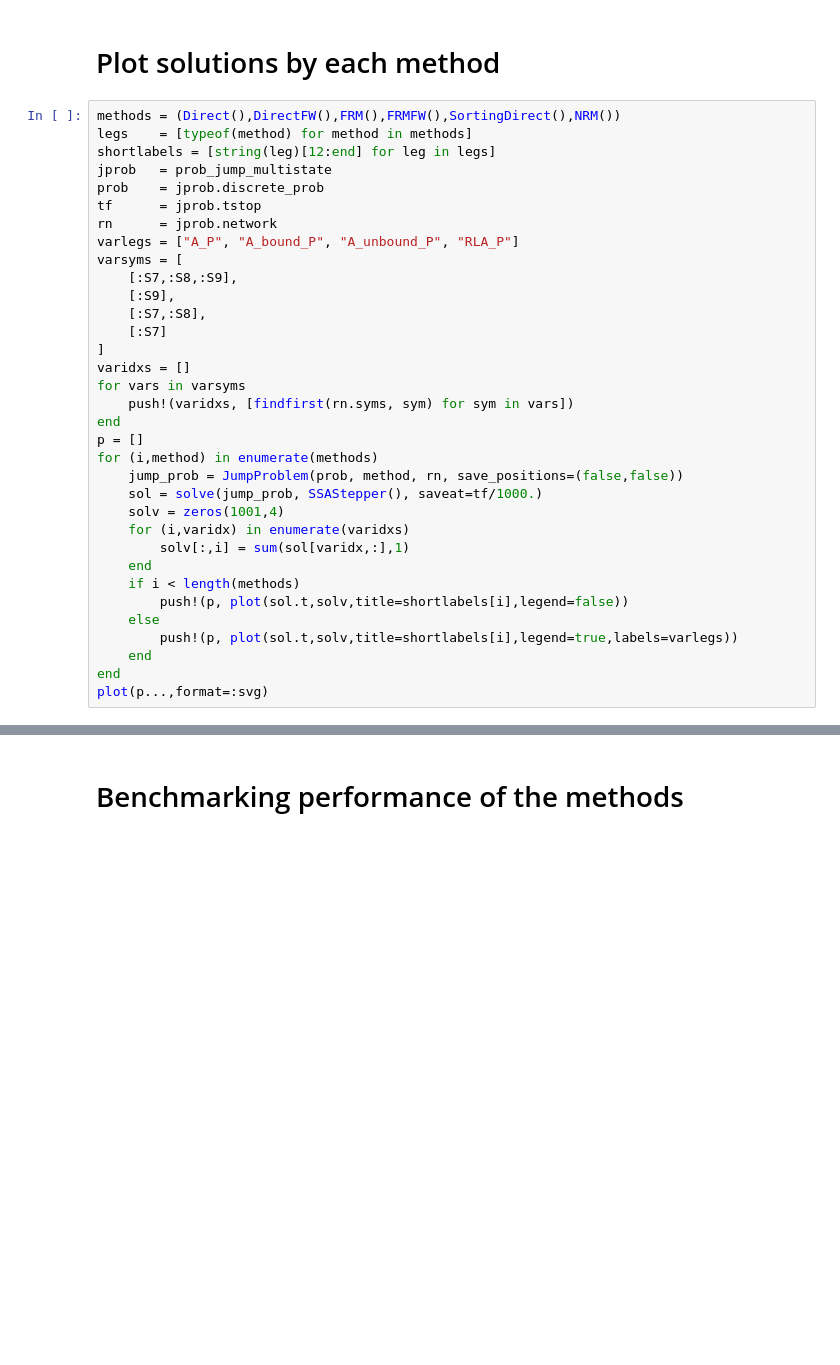
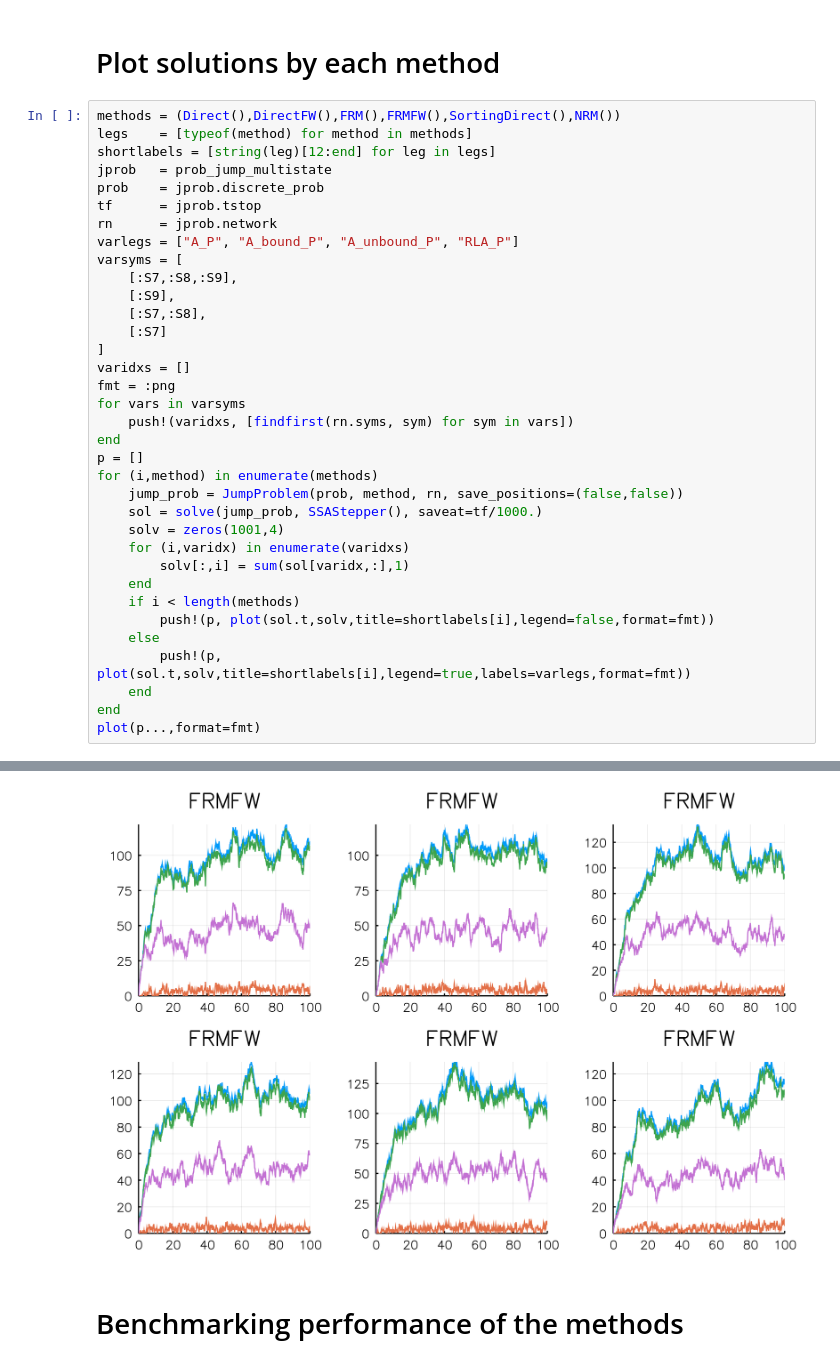
Before and after one commit to isaacsas/SciMLBenchmarks.jl, a Jupyter notebook: Jumps/Twenty_Gene_Example.ipynb, the cells around one changed output, grey strips where cells are left out. Saved outputs shown, nothing was run; the diff lists cells and outputs as text; blank space fills up the shorter version.

```diff
--- a/Jumps/Twenty_Gene_Example.ipynb
+++ b/Jumps/Twenty_Gene_Example.ipynb
@@ -21,6 +21,7 @@ varsyms = [
     [:S7]
 ]
 varidxs = []
+fmt = :png
 for vars in varsyms
     push!(varidxs, [findfirst(rn.syms, sym) for sym in vars])
 end
@@ -33,10 +34,10 @@ for (i,method) in enumerate(methods)
         solv[:,i] = sum(sol[varidx,:],1)
     end
     if i < length(methods)
-        push!(p, plot(sol.t,solv,title=shortlabels[i],legend=false))
+        push!(p, plot(sol.t,solv,title=shortlabels[i],legend=false,format=fmt))
     else
-        push!(p, plot(sol.t,solv,title=shortlabels[i],legend=true,labels=varlegs))
+        push!(p, plot(sol.t,solv,title=shortlabels[i],legend=true,labels=varlegs,format=fmt))
     end
 end
-plot(p...,format=:svg)
+plot(p...,format=fmt)
 # %% [output]
@@ -44,3 +44,4 @@ plot(p...,format=:svg)
+[figure, added]
 # %% [markdown]
 # Benchmarking performance of the methods
 # %%
```
Also changed, not shown: parts of 6 cells of this notebook, 1 other file.
